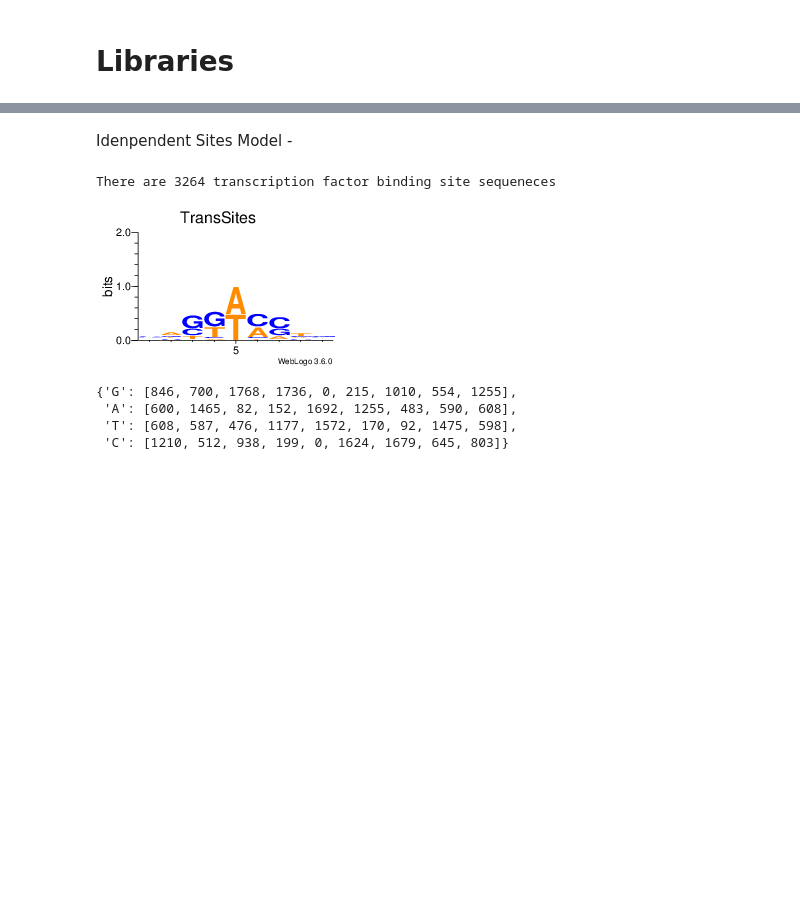
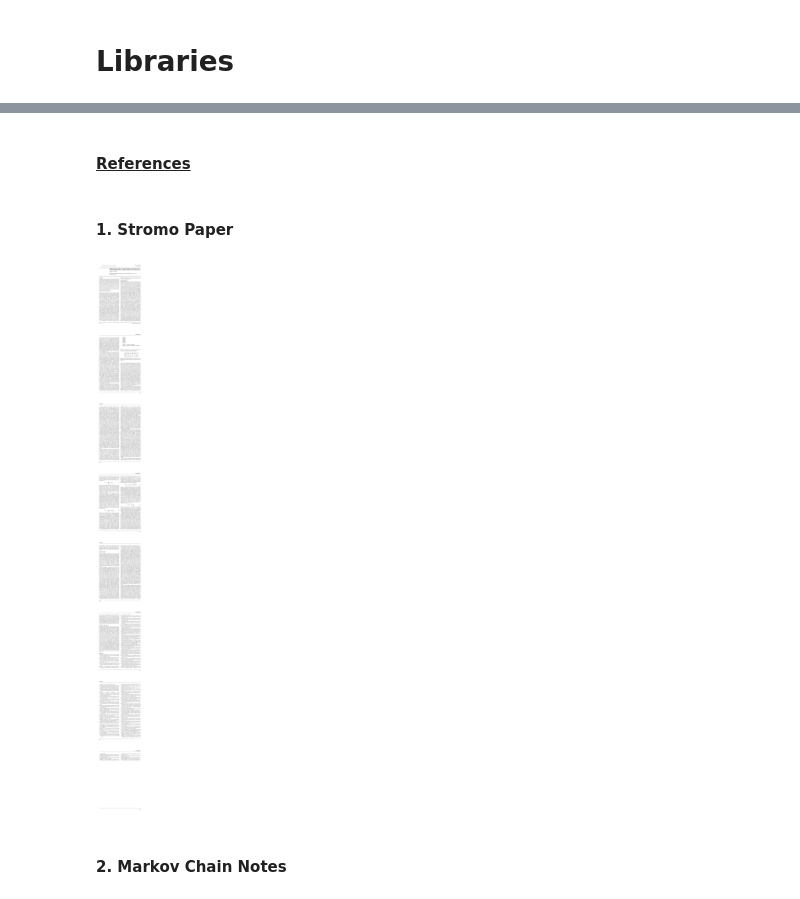
Before and after one commit to skDooley/Classes, a Jupyter notebook: BCB_2_ComputationalStats/HW2/HW2Notebook.ipynb, the cells around one changed output, grey strips where cells are left out. Saved outputs shown, nothing was run; the diff lists cells and outputs as text; code cells hidden in the pictures; blank space fills up the shorter version.

```diff
--- a/BCB_2_ComputationalStats/HW2/HW2Notebook.ipynb
+++ b/BCB_2_ComputationalStats/HW2/HW2Notebook.ipynb
@@ -20,37 +63,16 @@ image
 [figure]
-# %% [markdown]
-Idenpendent Sites Model -
-# %%
-tfSites = index("transciptionFactorBindingMotifs.fasta","fasta")
-print("There are %i transcription factor binding site sequeneces" % (len(tfSites)))
-seqs = []
-for seq in tfSites.values():seqs.append(str(seq.seq).upper())
-motif = Motifs.create(seqs)
-# print motif.counts.normalize()
-motif.weblogo("tfSitesLogo.png",format='png',**{'logo_title':"TransSites",'show_ends':False,'unit_name':"",'stack_width':'large','show_errorbars':False})
-display(Image("tfSitesLogo.png"))
-# %% [output]
-There are 3264 transcription factor binding site sequeneces
-[figure, removed]
-# %%
-motif.counts
-# %% [output]
-{'G': [846, 700, 1768, 1736, 0, 215, 1010, 554, 1255],
- 'A': [600, 1465, 82, 152, 1692, 1255, 483, 590, 608],
- 'T': [608, 587, 476, 1177, 1572, 170, 92, 1475, 598],
- 'C': [1210, 512, 938, 199, 0, 1624, 1679, 645, 803]}
-# %%
-#PFM
-for sample in sampleDict:
-    if "CTRL" in sample:continue
-    PFM = {}
-    for i in range(7): PFM[i] = {'A':0.0,'T':0.0,'G':0.0,'C':0.0}
-    found = False
-    for sequence,value in sampleDict[sample].iteritems():
-        for index in range(7):
-            if not np.isnan(value):
-                PFM[index][sequence[index]] += value
-    WPFM = DataFrame(PFM)
-    WPFM = WPFM/WPFM.sum()
-    print sample
-    print WPFM,"\n"
+# %% [markdown]
+<h4><a id="refs"><u>References</u></a></h4>
+# %% [markdown]
+<h4><a id="stormo">1. Stromo Paper</a></h4>
+# %%
+imageFromPdf = WImage(filename='Stormo_2000.pdf')
+pages = len(imageFromPdf.sequence)
+image = WImage( width=imageFromPdf.width, height=imageFromPdf.height * pages)
+for i in range(pages):  image.composite(imageFromPdf.sequence[i], top=imageFromPdf.height * i, left=0)
+image.format="png"
+image
+# %% [output]
+[figure, added]
+# %% [markdown]
+<h4><a id="mcmc">2. Markov Chain Notes</a></h4>
```
Also changed, not shown: parts of 10 cells of this notebook.
